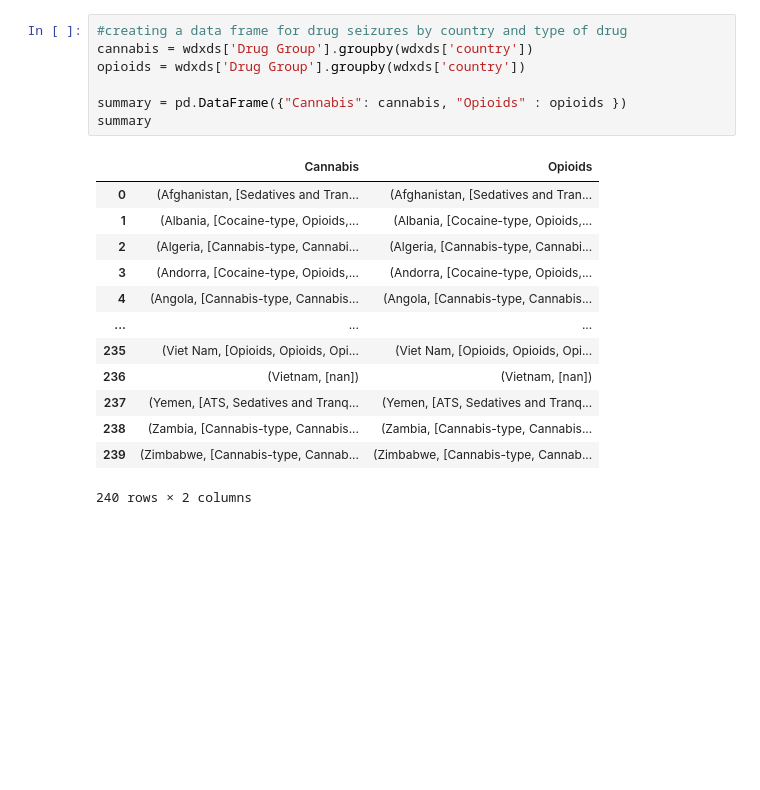
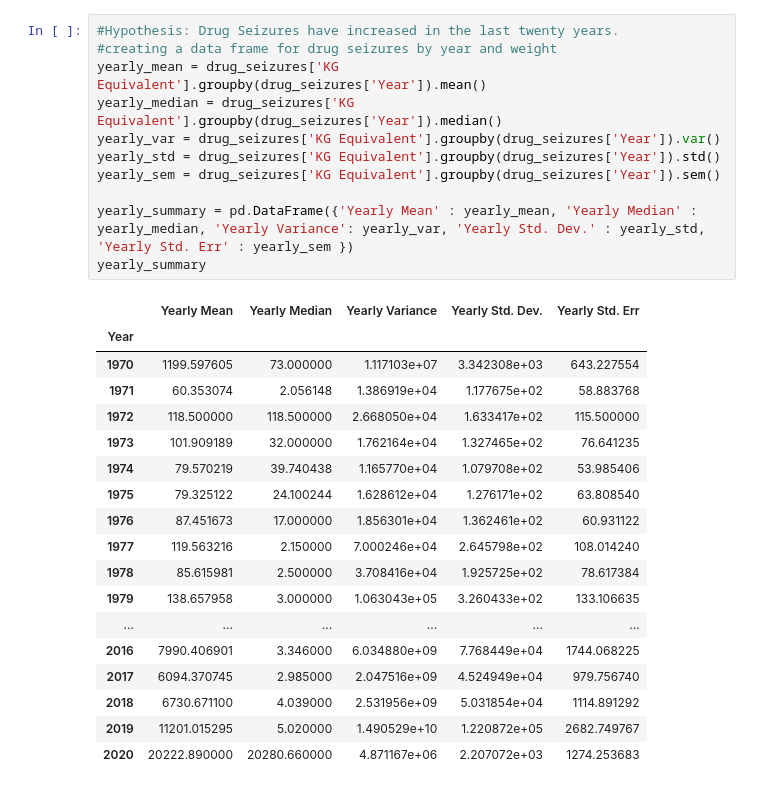
Before and after one commit to daraa17/drug-seizures, a Jupyter notebook: international_paola.ipynb, the cells around one changed output. Drawn from its saved outputs; the diff is of its cells as text; blank space fills up the shorter version.

```diff
--- a/international_paola.ipynb
+++ b/international_paola.ipynb
@@ -34,21 +34,30 @@ wdxds
 # %%
-#creating a data frame for drug seizures by country and type of drug
-cannabis = wdxds['Drug Group'].groupby(wdxds['country'])
-opioids = wdxds['Drug Group'].groupby(wdxds['country'])
+#Hypothesis: Drug Seizures have increased in the last twenty years.
+#creating a data frame for drug seizures by year and weight
+yearly_mean = drug_seizures['KG Equivalent'].groupby(drug_seizures['Year']).mean()
+yearly_median = drug_seizures['KG Equivalent'].groupby(drug_seizures['Year']).median()
+yearly_var = drug_seizures['KG Equivalent'].groupby(drug_seizures['Year']).var()
+yearly_std = drug_seizures['KG Equivalent'].groupby(drug_seizures['Year']).std()
+yearly_sem = drug_seizures['KG Equivalent'].groupby(drug_seizures['Year']).sem()
 
-summary = pd.DataFrame({"Cannabis": cannabis, "Opioids" : opioids })
-summary
+yearly_summary = pd.DataFrame({'Yearly Mean' : yearly_mean, 'Yearly Median' : yearly_median, 'Yearly Variance': yearly_var, 'Yearly Std. Dev.' : yearly_std, 'Yearly Std. Err' : yearly_sem })
+yearly_summary
 # %% [output]
-|  | Cannabis | Opioids |
-| 0 | (Afghanistan, [Sedatives and Tran... | (Afghanistan, [Sedatives and Tran... |
-| 1 | (Albania, [Cocaine-type, Opioids,... | (Albania, [Cocaine-type, Opioids,... |
-| 2 | (Algeria, [Cannabis-type, Cannabi... | (Algeria, [Cannabis-type, Cannabi... |
-| 3 | (Andorra, [Cocaine-type, Opioids,... | (Andorra, [Cocaine-type, Opioids,... |
-| 4 | (Angola, [Cannabis-type, Cannabis... | (Angola, [Cannabis-type, Cannabis... |
-| ... | ... | ... |
-| 235 | (Viet Nam, [Opioids, Opioids, Opi... | (Viet Nam, [Opioids, Opioids, Opi... |
-| 236 | (Vietnam, [nan]) | (Vietnam, [nan]) |
-| 237 | (Yemen, [ATS, Sedatives and Tranq... | (Yemen, [ATS, Sedatives and Tranq... |
-| 238 | (Zambia, [Cannabis-type, Cannabis... | (Zambia, [Cannabis-type, Cannabis... |
-| 239 | (Zimbabwe, [Cannabis-type, Cannab... | (Zimbabwe, [Cannabis-type, Cannab... |
+|  | Yearly Mean | Yearly Median | Yearly Variance | Yearly Std. Dev. | Yearly Std. Err |
+| Year |  |  |  |  |  |
+| 1970 | 1199.597605 | 73.000000 | 1.117103e+07 | 3.342308e+03 | 643.227554 |
+| 1971 | 60.353074 | 2.056148 | 1.386919e+04 | 1.177675e+02 | 58.883768 |
+| 1972 | 118.500000 | 118.500000 | 2.668050e+04 | 1.633417e+02 | 115.500000 |
+| 1973 | 101.909189 | 32.000000 | 1.762164e+04 | 1.327465e+02 | 76.641235 |
+| 1974 | 79.570219 | 39.740438 | 1.165770e+04 | 1.079708e+02 | 53.985406 |
+| 1975 | 79.325122 | 24.100244 | 1.628612e+04 | 1.276171e+02 | 63.808540 |
+| 1976 | 87.451673 | 17.000000 | 1.856301e+04 | 1.362461e+02 | 60.931122 |
+| 1977 | 119.563216 | 2.150000 | 7.000246e+04 | 2.645798e+02 | 108.014240 |
+| 1978 | 85.615981 | 2.500000 | 3.708416e+04 | 1.925725e+02 | 78.617384 |
+| 1979 | 138.657958 | 3.000000 | 1.063043e+05 | 3.260433e+02 | 133.106635 |
+| ... | ... | ... | ... | ... | ... |
+| 2016 | 7990.406901 | 3.346000 | 6.034880e+09 | 7.768449e+04 | 1744.068225 |
+| 2017 | 6094.370745 | 2.985000 | 2.047516e+09 | 4.524949e+04 | 979.756740 |
+| 2018 | 6730.671100 | 4.039000 | 2.531956e+09 | 5.031854e+04 | 1114.891292 |
+| 2019 | 11201.015295 | 5.020000 | 1.490529e+10 | 1.220872e+05 | 2682.749767 |
+| 2020 | 20222.890000 | 20280.660000 | 4.871167e+06 | 2.207072e+03 | 1274.253683 |
-240 rows × 2 columns
```
Also changed, not shown: parts of 6 cells of this notebook, 2 other files.
